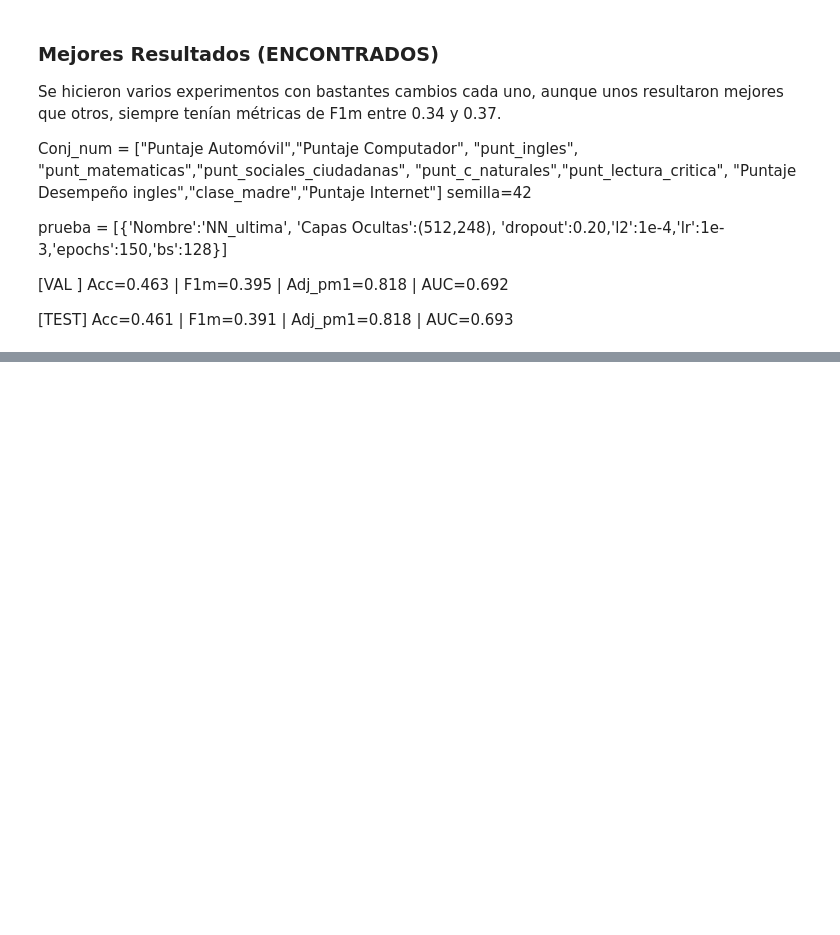
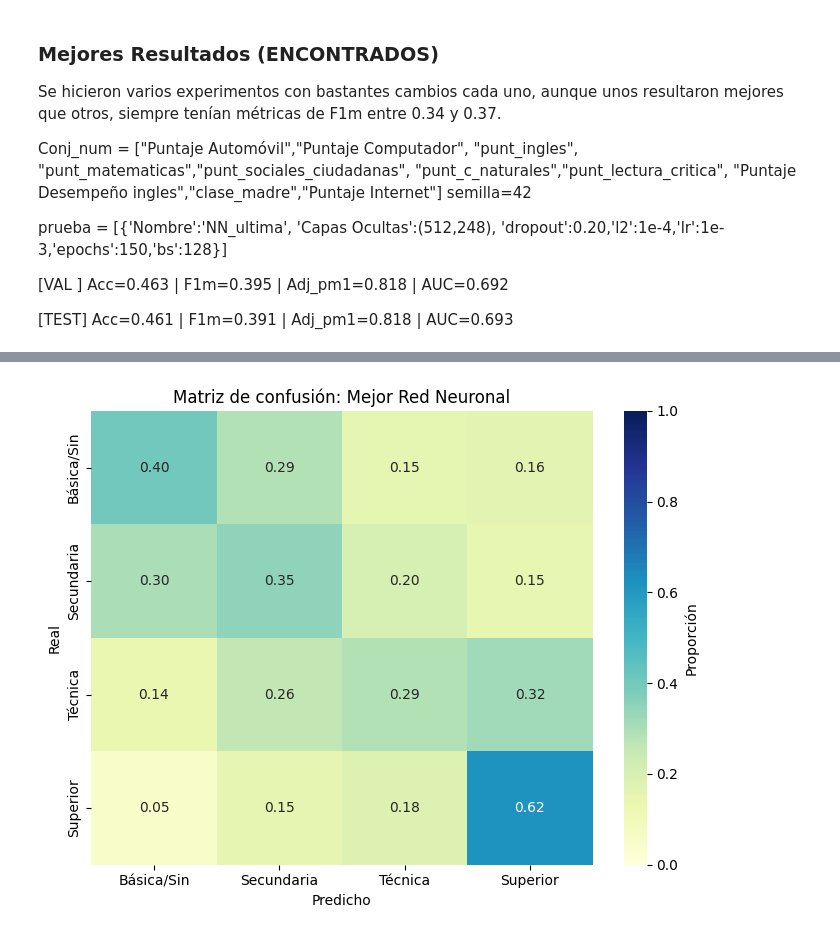
Before and after one commit to juancamilogoomezz/Proyecto-2, a Jupyter notebook: Proyecto 2 - Notebook.ipynb, the cells around one changed output, grey strips where cells are left out. Saved outputs shown, nothing was run; the diff lists cells and outputs as text; code cells hidden in the pictures; blank space fills up the shorter version.

```diff
--- a/Proyecto 2 - Notebook.ipynb
+++ b/Proyecto 2 - Notebook.ipynb
@@ -1215,0 +1229,16 @@ dtype: float64
+# %%
+modelo_nn = models['Mejor_Red_Neuronal']
+proba_nn = modelo_nn.predict(X_test_s, verbose=0)
+pred_nn  = proba_nn.argmax(1)
+
+cm = confusion_matrix(y_test, pred_nn, normalize='true')
+
+fig, ax = plt.subplots(figsize=(7, 5.5))
+sns.heatmap(cm, annot=True, fmt='.2f', cmap='YlGnBu', vmin=0, vmax=1,
+            xticklabels=nombres_clase, yticklabels=nombres_clase,
+            ax=ax, cbar_kws={'label': 'Proporción'})
+ax.set_xlabel('Predicho'); ax.set_ylabel('Real')
+ax.set_title('Matriz de confusión: Mejor Red Neuronal')
+plt.tight_layout(); plt.show()
+# %% [output]
+[figure, added]
```
Also changed, not shown: parts of 17 cells of this notebook.
